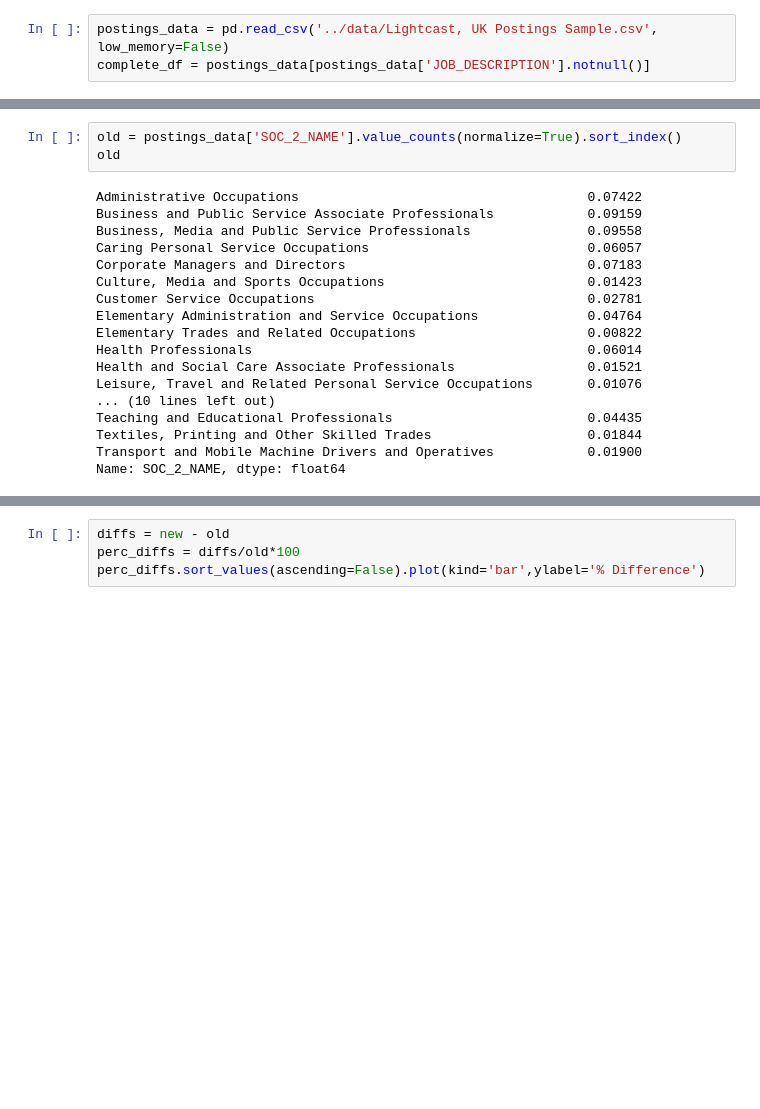
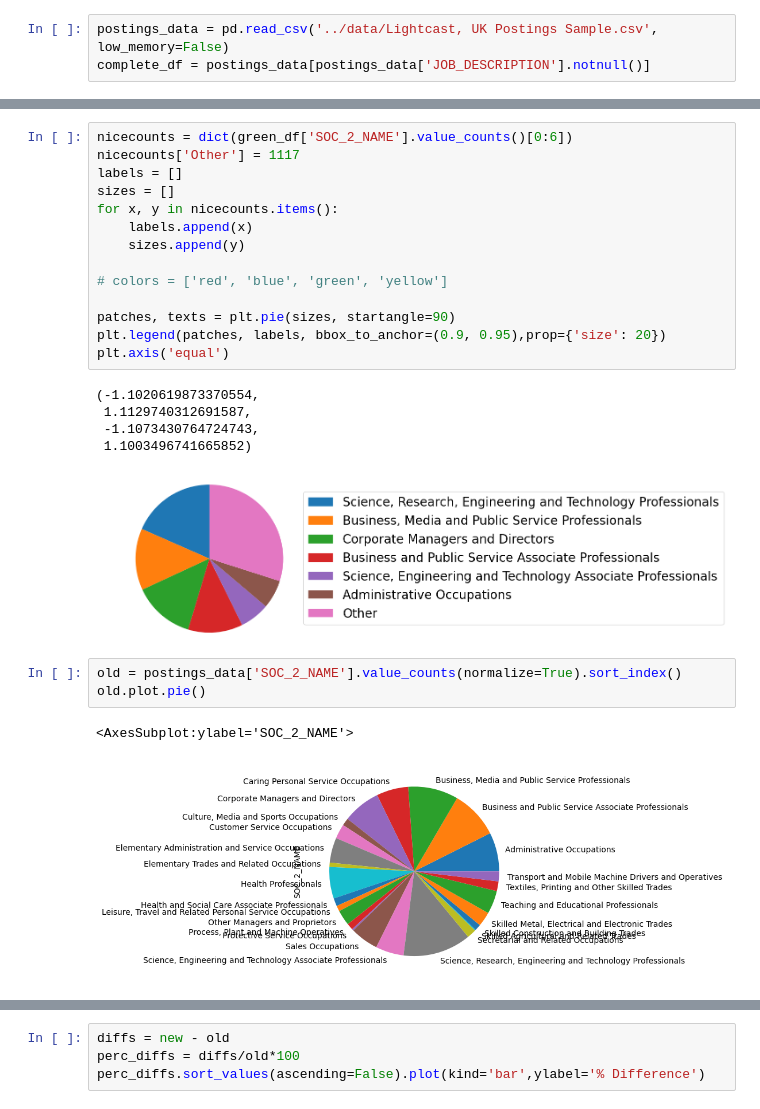
Before and after one commit to sambkr/social_datathon, a Jupyter notebook: greenjobs.ipynb, the cells around one changed output, grey strips where cells are left out. Saved outputs shown, nothing was run; the diff lists cells and outputs as text; blank space fills up the shorter version.

```diff
--- a/greenjobs.ipynb
+++ b/greenjobs.ipynb
@@ -45,24 +99,29 @@ green_df['SOC_2_NAME'].value_counts().plot(kind='pie')
+# %%
+nicecounts = dict(green_df['SOC_2_NAME'].value_counts()[0:6])
+nicecounts['Other'] = 1117
+labels = []
+sizes = []
+for x, y in nicecounts.items():
+    labels.append(x)
+    sizes.append(y)
+
+# colors = ['red', 'blue', 'green', 'yellow']
+
+patches, texts = plt.pie(sizes, startangle=90)
+plt.legend(patches, labels, bbox_to_anchor=(0.9, 0.95),prop={'size': 20})
+plt.axis('equal')
+# %% [output]
+(-1.1020619873370554,
+ 1.1129740312691587,
+ -1.1073430764724743,
+ 1.1003496741665852)
+[figure, added]
 # %%
 old = postings_data['SOC_2_NAME'].value_counts(normalize=True).sort_index()
-old
+old.plot.pie()
 # %% [output]
-Administrative Occupations                                     0.07422
-Business and Public Service Associate Professionals            0.09159
-Business, Media and Public Service Professionals               0.09558
-Caring Personal Service Occupations                            0.06057
-Corporate Managers and Directors                               0.07183
-Culture, Media and Sports Occupations                          0.01423
-Customer Service Occupations                                   0.02781
-Elementary Administration and Service Occupations              0.04764
-Elementary Trades and Related Occupations                      0.00822
-Health Professionals                                           0.06014
-Health and Social Care Associate Professionals                 0.01521
-Leisure, Travel and Related Personal Service Occupations       0.01076
-... (10 lines left out)
-Teaching and Educational Professionals                         0.04435
-Textiles, Printing and Other Skilled Trades                    0.01844
-Transport and Mobile Machine Drivers and Operatives            0.01900
-Name: SOC_2_NAME, dtype: float64
+<AxesSubplot:ylabel='SOC_2_NAME'>
+[figure, added]
 # %%
 new = green_df['SOC_2_NAME'].value_counts(normalize=True).sort_index()
 new
```
Also changed, not shown: parts of 23 cells of this notebook.
